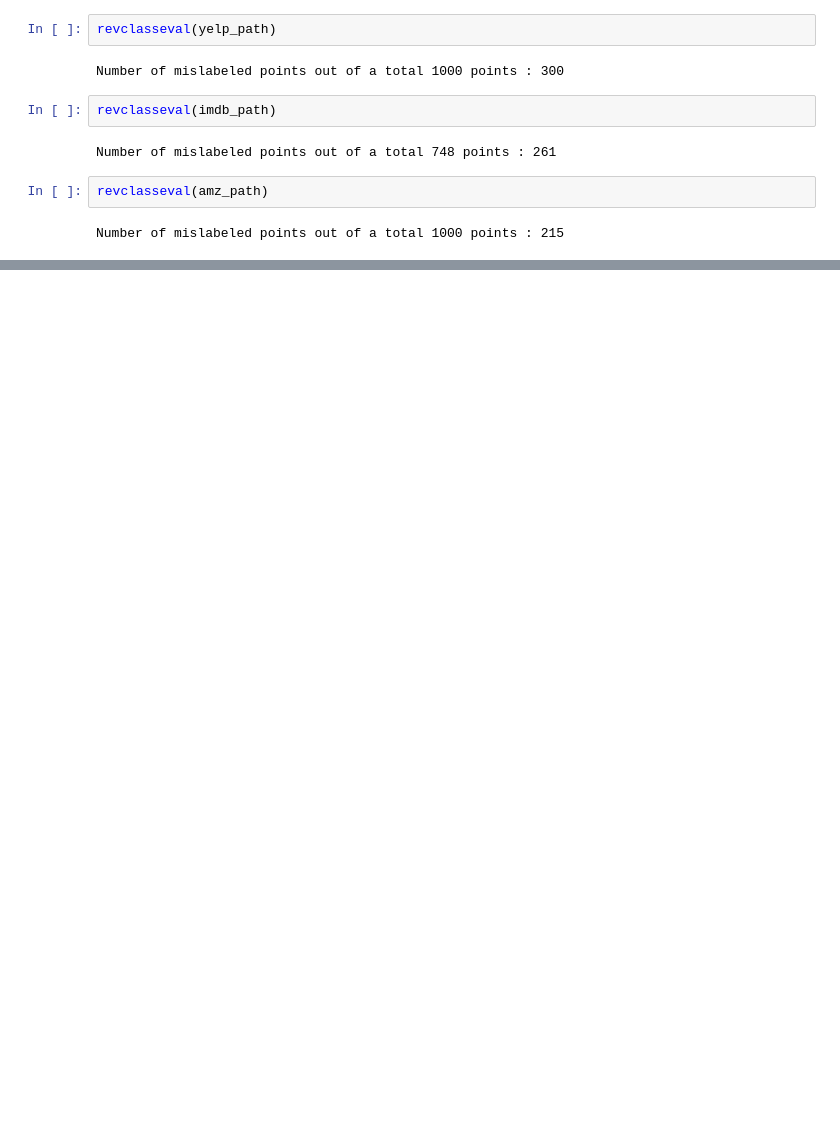
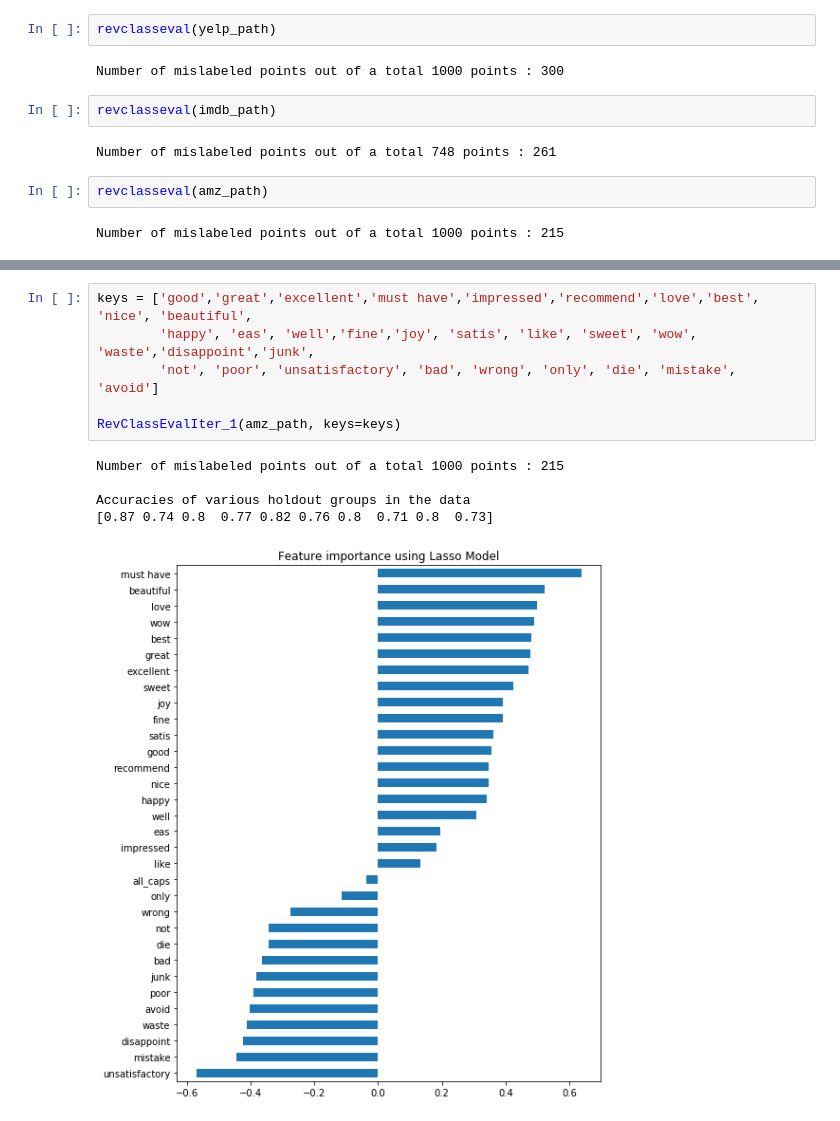
Before and after one commit to JohnVillanueva/Thinkful, a Jupyter notebook: BC Unit 2/Feedback Analysis Drill.ipynb, the cells around one changed output, grey strips where cells are left out. Cells and saved outputs as stored; diff of their text form; blank space fills up the shorter version.

```diff
--- a/BC Unit 2/Feedback Analysis Drill.ipynb
+++ b/BC Unit 2/Feedback Analysis Drill.ipynb
@@ -108,0 +273,12 @@ Number of mislabeled points out of a total 1000 points : 215
+# %%
+keys = ['good','great','excellent','must have','impressed','recommend','love','best', 'nice', 'beautiful',
+        'happy', 'eas', 'well','fine','joy', 'satis', 'like', 'sweet', 'wow', 'waste','disappoint','junk',
+        'not', 'poor', 'unsatisfactory', 'bad', 'wrong', 'only', 'die', 'mistake', 'avoid']
+
+RevClassEvalIter_1(amz_path, keys=keys)
+# %% [output]
+Number of mislabeled points out of a total 1000 points : 215
+
+Accuracies of various holdout groups in the data
+[0.87 0.74 0.8  0.77 0.82 0.76 0.8  0.71 0.8  0.73]
+[figure, added]
```
Also changed, not shown: parts of 19 cells of this notebook.
